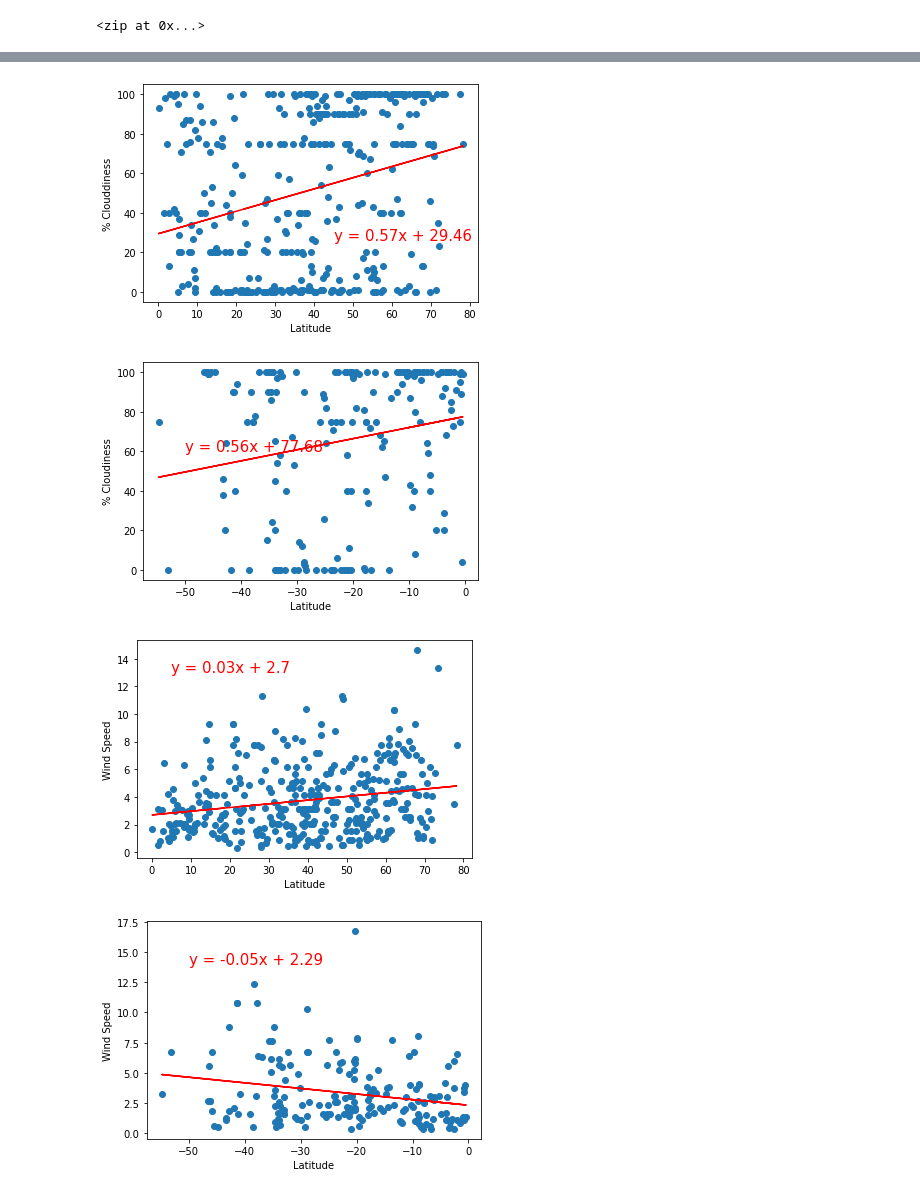
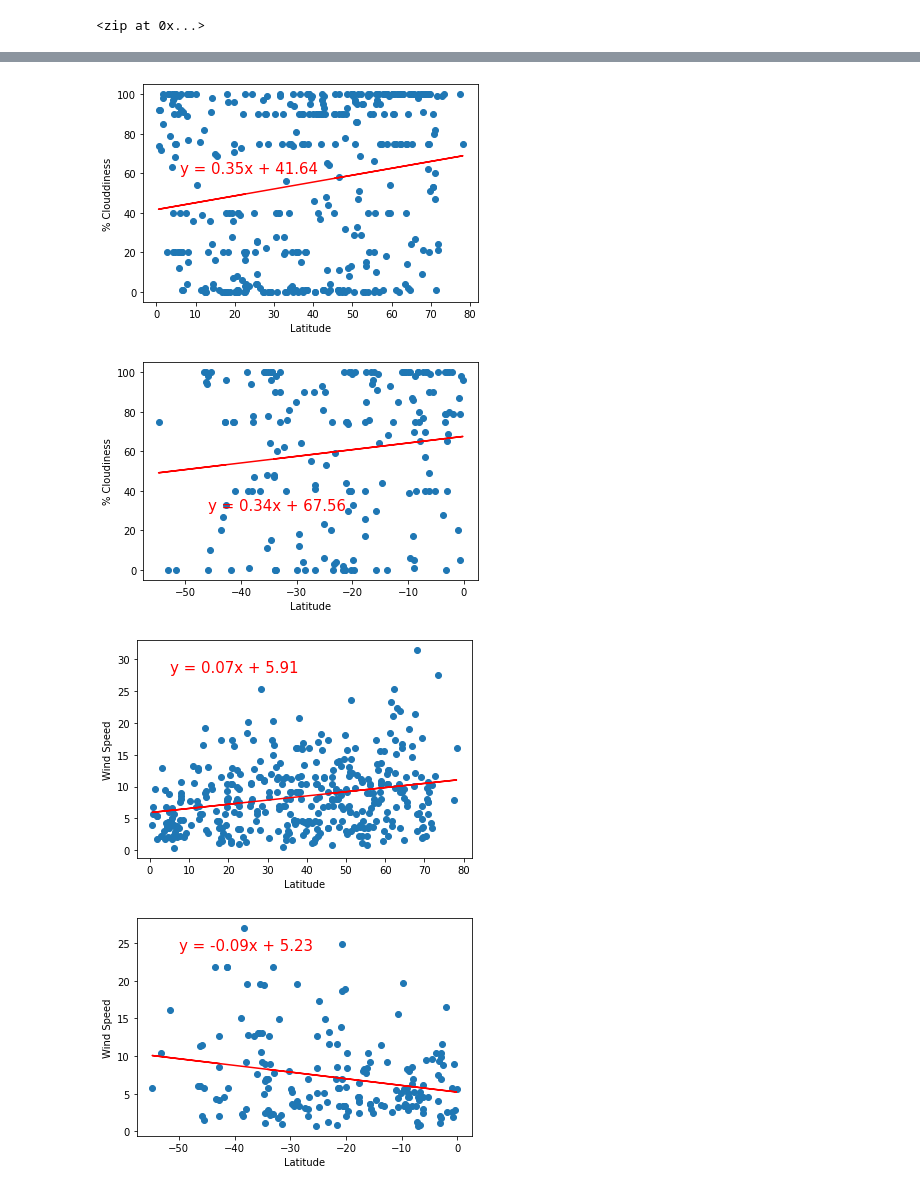
Before and after one commit to cmanwaring/World_Weather_Analysis, a Jupyter notebook: WeatherPy.ipynb, the cells around one changed output, grey strips where cells are left out. Drawn from its saved outputs; the diff is of its cells as text; code cells hidden in the pictures.

Commit message:
Created new data with F degrees. New Figs, including heatmap with info_box markers.

```diff
--- a/WeatherPy.ipynb
+++ b/WeatherPy.ipynb
@@ -23,6 +23,6 @@ lat_lngs
 <zip at 0x...>
 # %%
 # Create URL for Weather Map API Call.
-url = "http://api.openweathermap.org/data/2.5/weather?units=Impeprial&appid=" + weather_api_key
+url = "http://api.openweathermap.org/data/2.5/weather?units=Imperial&appid=" + weather_api_key
 print(url)
 # %% [output]
@@ -321,33 +321,33 @@ y_values = northern_hemi_df["Cloudiness"]
 # Call the function.
 plot_linear_regression(x_values, y_values,
                        'Linear Regression on the Northern Hemisphere \
-                        for % Cloudiness', '% Clouddiness',(45,26))
+                        for % Cloudiness', '% Clouddiness',(6,60))
 # %% [output]
-[figure, old version]
+[figure, new version]
 # %%
 # Linear regression on the Southern Hemisphere
 x_values = southern_hemi_df["Lat"]
 y_values = southern_hemi_df["Cloudiness"]
 # Call the function.
 plot_linear_regression(x_values, y_values,
-                       'Linear Regression on the Southern Hemisphere \n for % Cloudiness', '% Cloudiness',(-50,60))
+                       'Linear Regression on the Southern Hemisphere \n for % Cloudiness', '% Cloudiness',(-46,30))
 # %% [output]
-[figure, old version]
+[figure, new version]
 # %%
 # Linear regression on the Northern Hemisphere
 x_values = northern_hemi_df["Lat"]
 y_values = northern_hemi_df["Wind Speed"]
 # Call the function.
 plot_linear_regression(x_values, y_values,
-                       'Linear Regression on the Northern Hemisphere \n for Wind Speed', 'Wind Speed',(5,13))
+                       'Linear Regression on the Northern Hemisphere \n for Wind Speed', 'Wind Speed',(5,28))
 # %% [output]
-[figure, old version]
+[figure, new version]
 # %%
 # Linear regression on the Southern Hemisphere
 x_values = southern_hemi_df["Lat"]
 y_values = southern_hemi_df["Wind Speed"]
 # Call the function.
 plot_linear_regression(x_values, y_values,
-                       'Linear Regression on the Southern Hemisphere \n for Wind Speed', 'Wind Speed',(-50,14))
+                       'Linear Regression on the Southern Hemisphere \n for Wind Speed', 'Wind Speed',(-50,24))
 # %% [output]
-[figure, old version]
+[figure, new version]
```
Also changed, not shown: parts of 14 cells of this notebook, 8 other files.
